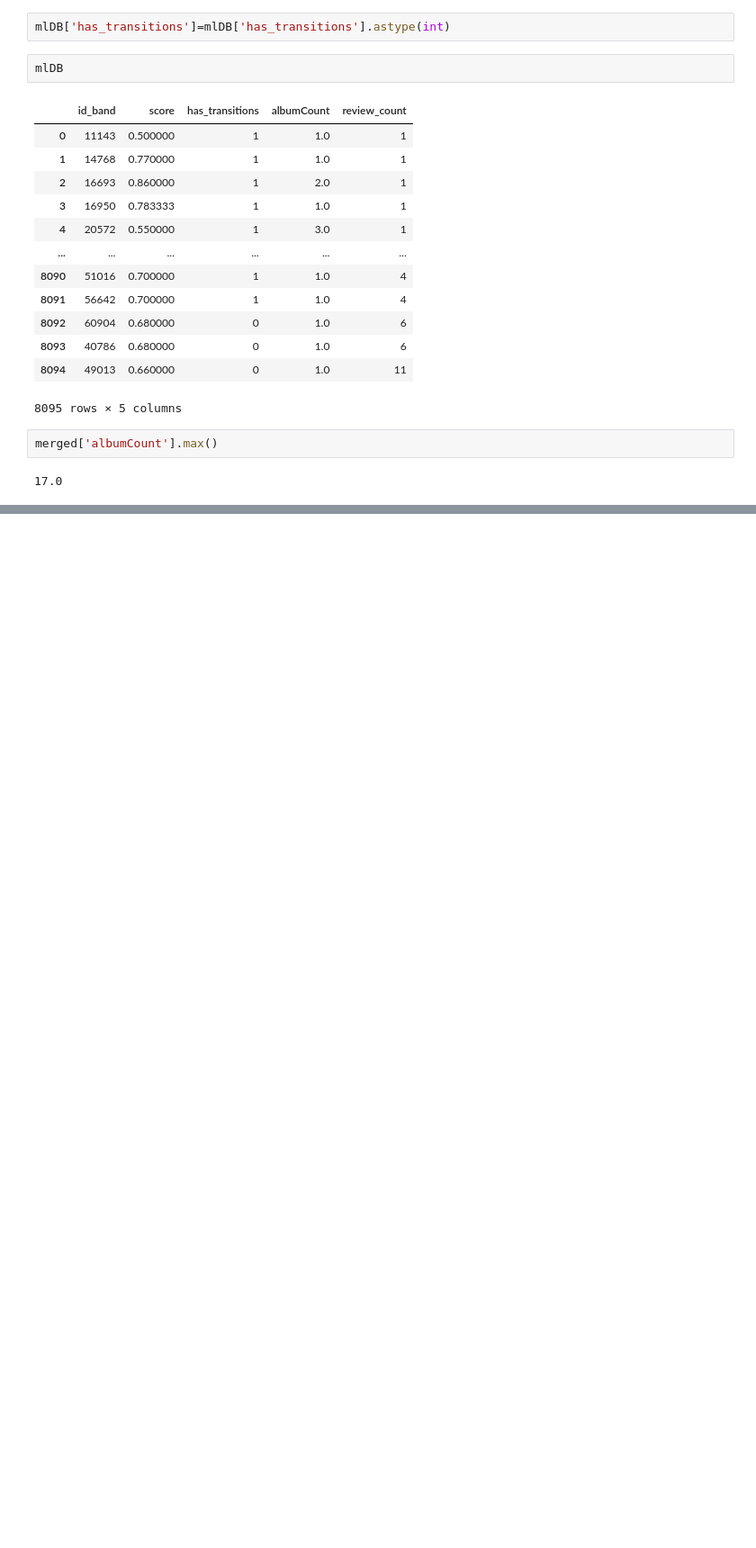
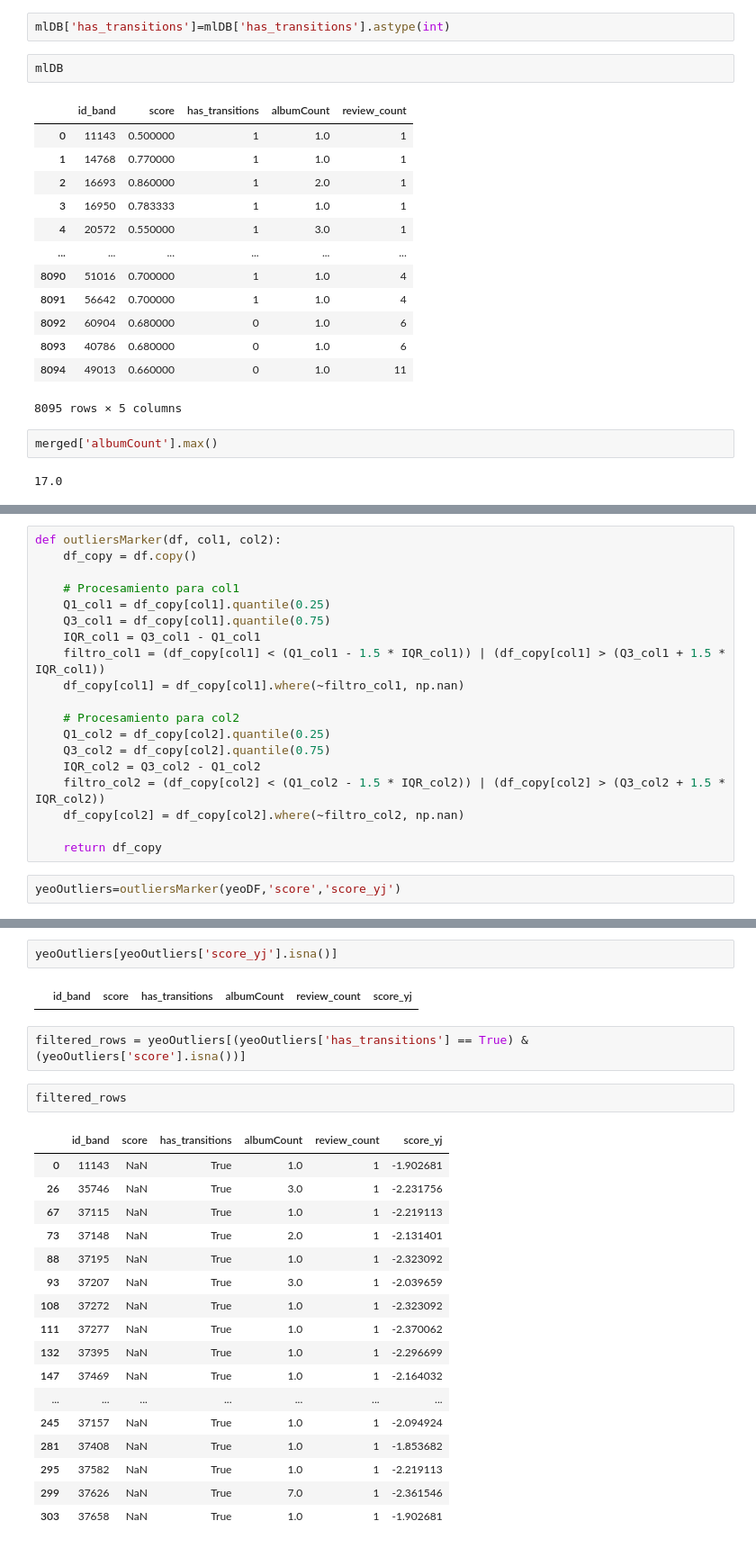
Before and after one commit to chainReactionCol/newRep, a Jupyter notebook: Data_StoryTelling_Sanchez_Ruiz.ipynb, the cells around one changed output, grey strips where cells are left out. Shown at 90% size. Cells and saved outputs as stored; diff of their text form; blank space fills up the shorter version.

```diff
--- a/Data_StoryTelling_Sanchez_Ruiz.ipynb
+++ b/Data_StoryTelling_Sanchez_Ruiz.ipynb
@@ -253,0 +330,21 @@ Hola mundo
+# %%
+def outliersMarker(df, col1, col2):
+    df_copy = df.copy()
+
+    # Procesamiento para col1
+    Q1_col1 = df_copy[col1].quantile(0.25)
+    Q3_col1 = df_copy[col1].quantile(0.75)
+    IQR_col1 = Q3_col1 - Q1_col1
+    filtro_col1 = (df_copy[col1] < (Q1_col1 - 1.5 * IQR_col1)) | (df_copy[col1] > (Q3_col1 + 1.5 * IQR_col1))
+    df_copy[col1] = df_copy[col1].where(~filtro_col1, np.nan)
+
+    # Procesamiento para col2
+    Q1_col2 = df_copy[col2].quantile(0.25)
+    Q3_col2 = df_copy[col2].quantile(0.75)
+    IQR_col2 = Q3_col2 - Q1_col2
+    filtro_col2 = (df_copy[col2] < (Q1_col2 - 1.5 * IQR_col2)) | (df_copy[col2] > (Q3_col2 + 1.5 * IQR_col2))
+    df_copy[col2] = df_copy[col2].where(~filtro_col2, np.nan)
+
+    return df_copy
+# %%
+yeoOutliers=outliersMarker(yeoDF,'score','score_yj')
@@ -253,0 +367,26 @@ Hola mundo
+# %%
+yeoOutliers[yeoOutliers['score_yj'].isna()]
+# %% [output]
+|  | id_band | score | has_transitions | albumCount | review_count | score_yj |
+# %%
+filtered_rows = yeoOutliers[(yeoOutliers['has_transitions'] == True) & (yeoOutliers['score'].isna())]
+# %%
+filtered_rows
+# %% [output]
+|  | id_band | score | has_transitions | albumCount | review_count | score_yj |
+| 0 | 11143 | NaN | True | 1.0 | 1 | -1.902681 |
+| 26 | 35746 | NaN | True | 3.0 | 1 | -2.231756 |
+| 67 | 37115 | NaN | True | 1.0 | 1 | -2.219113 |
+| 73 | 37148 | NaN | True | 2.0 | 1 | -2.131401 |
+| 88 | 37195 | NaN | True | 1.0 | 1 | -2.323092 |
+| 93 | 37207 | NaN | True | 3.0 | 1 | -2.039659 |
+| 108 | 37272 | NaN | True | 1.0 | 1 | -2.323092 |
+| 111 | 37277 | NaN | True | 1.0 | 1 | -2.370062 |
+| 132 | 37395 | NaN | True | 1.0 | 1 | -2.296699 |
+| 147 | 37469 | NaN | True | 1.0 | 1 | -2.164032 |
+| ... | ... | ... | ... | ... | ... | ... |
+| 245 | 37157 | NaN | True | 1.0 | 1 | -2.094924 |
+| 281 | 37408 | NaN | True | 1.0 | 1 | -1.853682 |
+| 295 | 37582 | NaN | True | 1.0 | 1 | -2.219113 |
+| 299 | 37626 | NaN | True | 7.0 | 1 | -2.361546 |
+| 303 | 37658 | NaN | True | 1.0 | 1 | -1.902681 |
```
Also changed, not shown: parts of 17 cells of this notebook, 5 other files.
